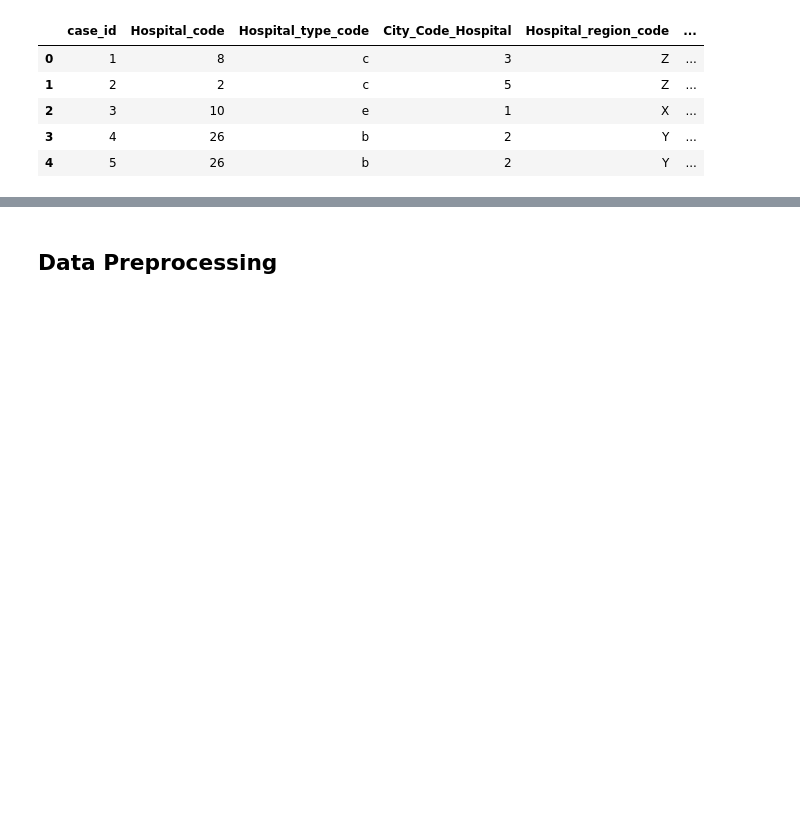
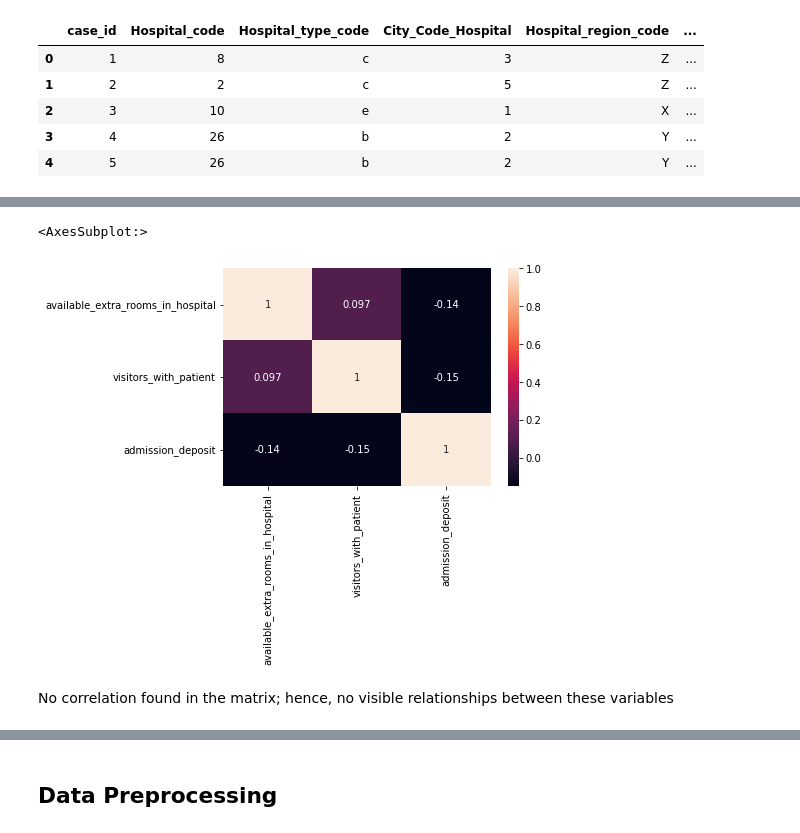
Before and after one commit to Abivu/multiclass_ML_project, a Jupyter notebook: dataset.ipynb, the cells around one changed output, grey strips where cells are left out. Cells and saved outputs as stored; diff of their text form; code cells hidden in the pictures; blank space fills up the shorter version.

Commit message:
preparing some graphs for EDA

```diff
--- a/dataset.ipynb
+++ b/dataset.ipynb
@@ -36,0 +174,4 @@ df.head()
+# %%
+# Numerical values
+num_variables = df[["available_extra_rooms_in_hospital", "visitors_with_patient", "admission_deposit"]]
+num_variables.head()
@@ -36,0 +198,8 @@ df.head()
+# %%
+# Visualize numerical variables dataframe in correlation matrix
+sns.heatmap(num_variables.corr(), annot=True)
+# %% [output]
+<AxesSubplot:>
+[figure, added]
+# %% [markdown]
+No correlation found in the matrix; hence, no visible relationships between these variables
```
Also changed, not shown: parts of 27 cells of this notebook.
